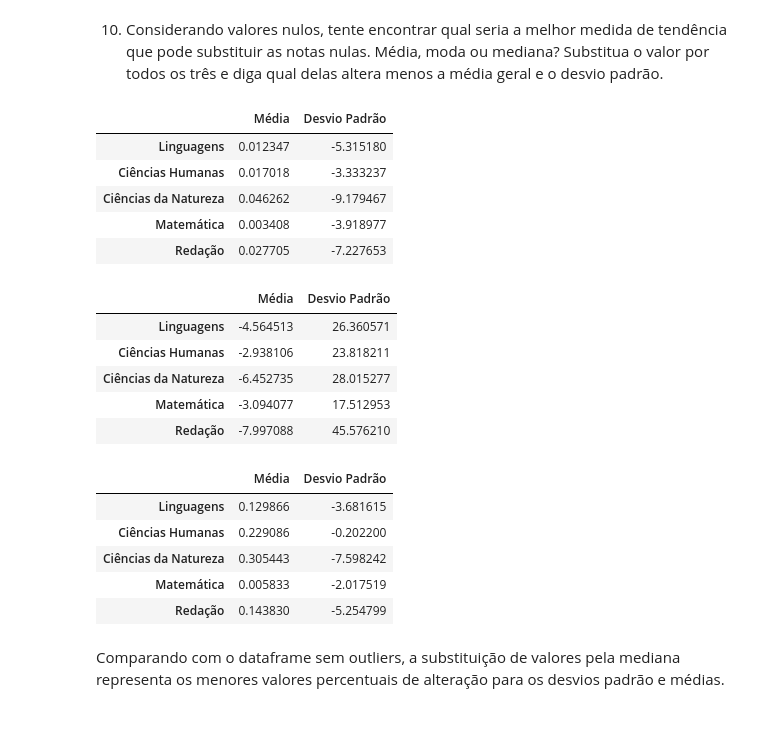
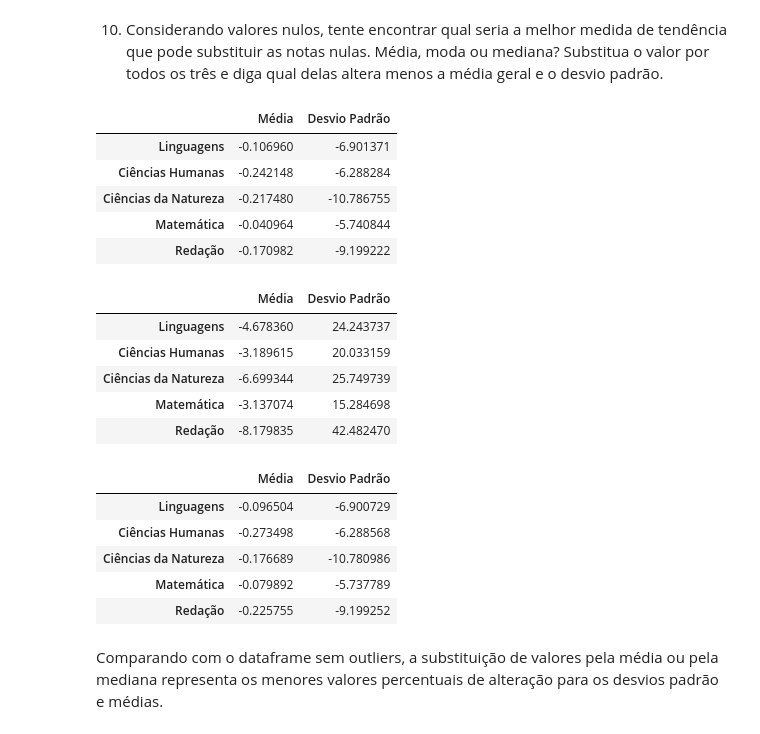
Before and after one commit to fiofana/bootcamp-data-analytics, a Jupyter notebook: stats/Exercicio_Estatistica_1.ipynb, the cells around one changed output. Drawn from its saved outputs; the diff is of its cells as text; code cells hidden in the pictures.

Commit message:
Revisando uso de dropna() e métricas de alteração

```diff
--- a/stats/Exercicio_Estatistica_1.ipynb
+++ b/stats/Exercicio_Estatistica_1.ipynb
@@ -333,42 +333,42 @@ disciplinas_moda = disciplinas_sem_outliers_df.fillna(disciplinas_df.mode().iloc
 disciplinas_mediana = disciplinas_sem_outliers_df.fillna(disciplinas_df.median())
 # %%
 diferenca_subs_media = diferenca_subs_media = pd.DataFrame()
-diferenca_subs_media['Média'] = (disciplinas_media.mean() - disciplinas_sem_outliers_df.mean()) / disciplinas_sem_outliers_df.mean() * 100
-diferenca_subs_media['Desvio Padrão'] = (disciplinas_media.std() - disciplinas_sem_outliers_df.std()) / disciplinas_sem_outliers_df.std() * 100
+diferenca_subs_media['Média'] = (disciplinas_media.mean() - disciplinas_df.mean()) / disciplinas_df.mean() * 100
+diferenca_subs_media['Desvio Padrão'] = (disciplinas_media.std() - disciplinas_df.std()) / disciplinas_df.std() * 100
 
 diferenca_subs_media
 # %% [output]
 |  | Média | Desvio Padrão |
-| Linguagens | 0.012347 | -5.315180 |
-| Ciências Humanas | 0.017018 | -3.333237 |
-| Ciências da Natureza | 0.046262 | -9.179467 |
-| Matemática | 0.003408 | -3.918977 |
-| Redação | 0.027705 | -7.227653 |
+| Linguagens | -0.106960 | -6.901371 |
+| Ciências Humanas | -0.242148 | -6.288284 |
+| Ciências da Natureza | -0.217480 | -10.786755 |
+| Matemática | -0.040964 | -5.740844 |
+| Redação | -0.170982 | -9.199222 |
 # %%
 diferenca_subs_moda = diferenca_subs_moda = pd.DataFrame()
-diferenca_subs_moda['Média'] = (disciplinas_moda.mean() - disciplinas_sem_outliers_df.mean()) / disciplinas_sem_outliers_df.mean() * 100
-diferenca_subs_moda['Desvio Padrão'] = (disciplinas_moda.std() - disciplinas_sem_outliers_df.std()) / disciplinas_sem_outliers_df.std() * 100
+diferenca_subs_moda['Média'] = (disciplinas_moda.mean() - disciplinas_df.mean()) / disciplinas_df.mean() * 100
+diferenca_subs_moda['Desvio Padrão'] = (disciplinas_moda.std() - disciplinas_df.std()) / disciplinas_df.std() * 100
 
 diferenca_subs_moda
 # %% [output]
 |  | Média | Desvio Padrão |
-| Linguagens | -4.564513 | 26.360571 |
-| Ciências Humanas | -2.938106 | 23.818211 |
-| Ciências da Natureza | -6.452735 | 28.015277 |
-| Matemática | -3.094077 | 17.512953 |
-| Redação | -7.997088 | 45.576210 |
+| Linguagens | -4.678360 | 24.243737 |
+| Ciências Humanas | -3.189615 | 20.033159 |
+| Ciências da Natureza | -6.699344 | 25.749739 |
+| Matemática | -3.137074 | 15.284698 |
+| Redação | -8.179835 | 42.482470 |
 # %%
 diferenca_subs_mediana = diferenca_subs_mediana = pd.DataFrame()
-diferenca_subs_mediana['Média'] = (disciplinas_mediana.mean() - disciplinas_sem_outliers_df.mean()) / disciplinas_sem_outliers_df.mean() * 100
-diferenca_subs_mediana['Desvio Padrão'] = (disciplinas_mediana.std() - disciplinas_sem_outliers_df.std()) / disciplinas_sem_outliers_df.std() * 100
+diferenca_subs_mediana['Média'] = (disciplinas_mediana.mean() - disciplinas_df.mean()) / disciplinas_df.mean() * 100
+diferenca_subs_mediana['Desvio Padrão'] = (disciplinas_mediana.std() - disciplinas_df.std()) / disciplinas_df.std() * 100
 
 diferenca_subs_mediana
 # %% [output]
 |  | Média | Desvio Padrão |
-| Linguagens | 0.129866 | -3.681615 |
-| Ciências Humanas | 0.229086 | -0.202200 |
-| Ciências da Natureza | 0.305443 | -7.598242 |
-| Matemática | 0.005833 | -2.017519 |
-| Redação | 0.143830 | -5.254799 |
+| Linguagens | -0.096504 | -6.900729 |
+| Ciências Humanas | -0.273498 | -6.288568 |
+| Ciências da Natureza | -0.176689 | -10.780986 |
+| Matemática | -0.079892 | -5.737789 |
+| Redação | -0.225755 | -9.199252 |
 # %% [markdown]
-Comparando com o dataframe sem outliers, a substituição de valores pela mediana representa os menores valores percentuais de alteração para os desvios padrão e médias.
+Comparando com o dataframe sem outliers, a substituição de valores pela média ou pela mediana representa os menores valores percentuais de alteração para os desvios padrão e médias.
```
Also changed, not shown: parts of 7 cells of this notebook.
